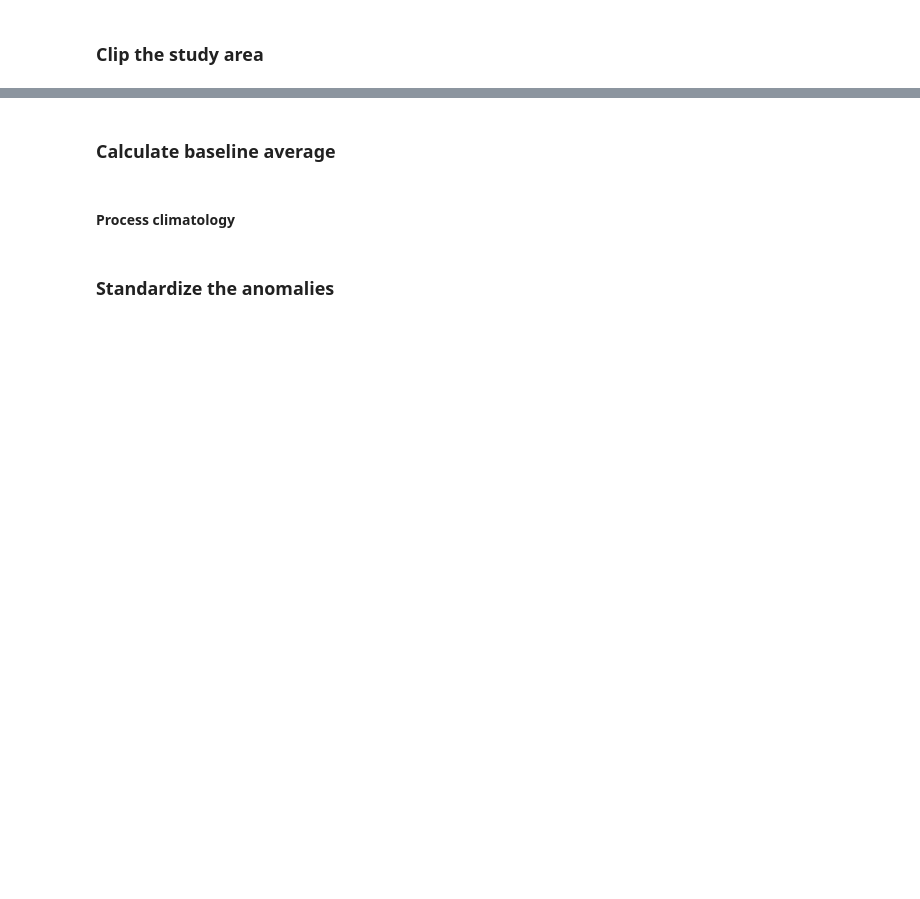
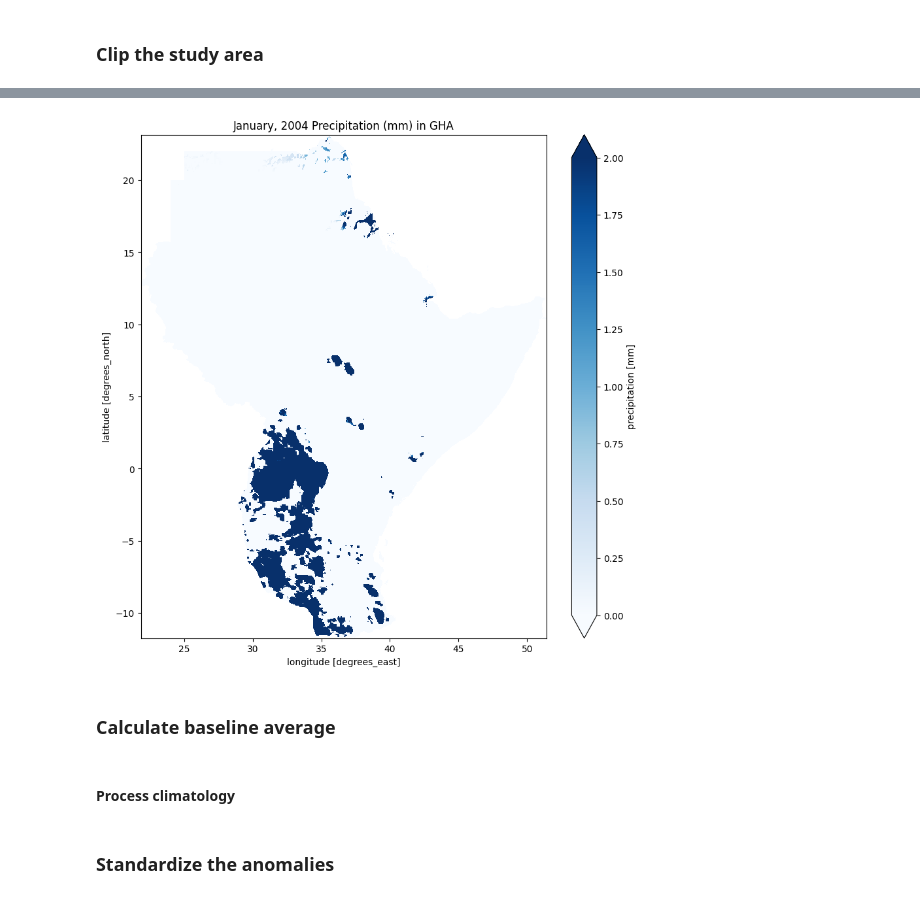
Before and after one commit to linibensonjr/drought-detection-gha, a Jupyter notebook: codebase/preprocessing/precipitation_preprocessing.ipynb, the cells around one changed output, grey strips where cells are left out. Saved outputs shown, nothing was run; the diff lists cells and outputs as text; code cells hidden in the pictures; blank space fills up the shorter version.

```diff
--- a/codebase/preprocessing/precipitation_preprocessing.ipynb
+++ b/codebase/preprocessing/precipitation_preprocessing.ipynb
@@ -203,7 +192,7 @@ sample_data.plot(vmin=0, vmax=20, cmap="Blues")
 # TODO: Clip data to study area
 
 # Set spatial dimensions and CRS
-data = combined_data.rio.set_spatial_dims(x_dim="lon", y_dim="lat", inplace=True)
+data = combined_data.rio.set_spatial_dims(x_dim="x", y_dim="y", inplace=True)
 data = data.rio.write_crs("epsg:4326", inplace=True)
 
 # Load the shapefile using geopandas
@@ -217,3 +250,11 @@ precipitaion_gha = data.rio.clip(geometries, gdf.crs)
+# %%
+# Plot one month
+sample_data = precipitaion_gha.isel(time=slice(1,5)).isel(time=0)
+sample_data.plot(vmin=0, vmax=2, cmap="Blues", figsize=(10, 10))
+plt.title('January, 2004 Precipitation (mm) in GHA')
+plt.show()
+# %% [output]
+[figure, added]
 # %% [markdown]
 ### Calculate baseline average
 # %% [markdown]
```
Also changed, not shown: parts of 31 cells of this notebook.
